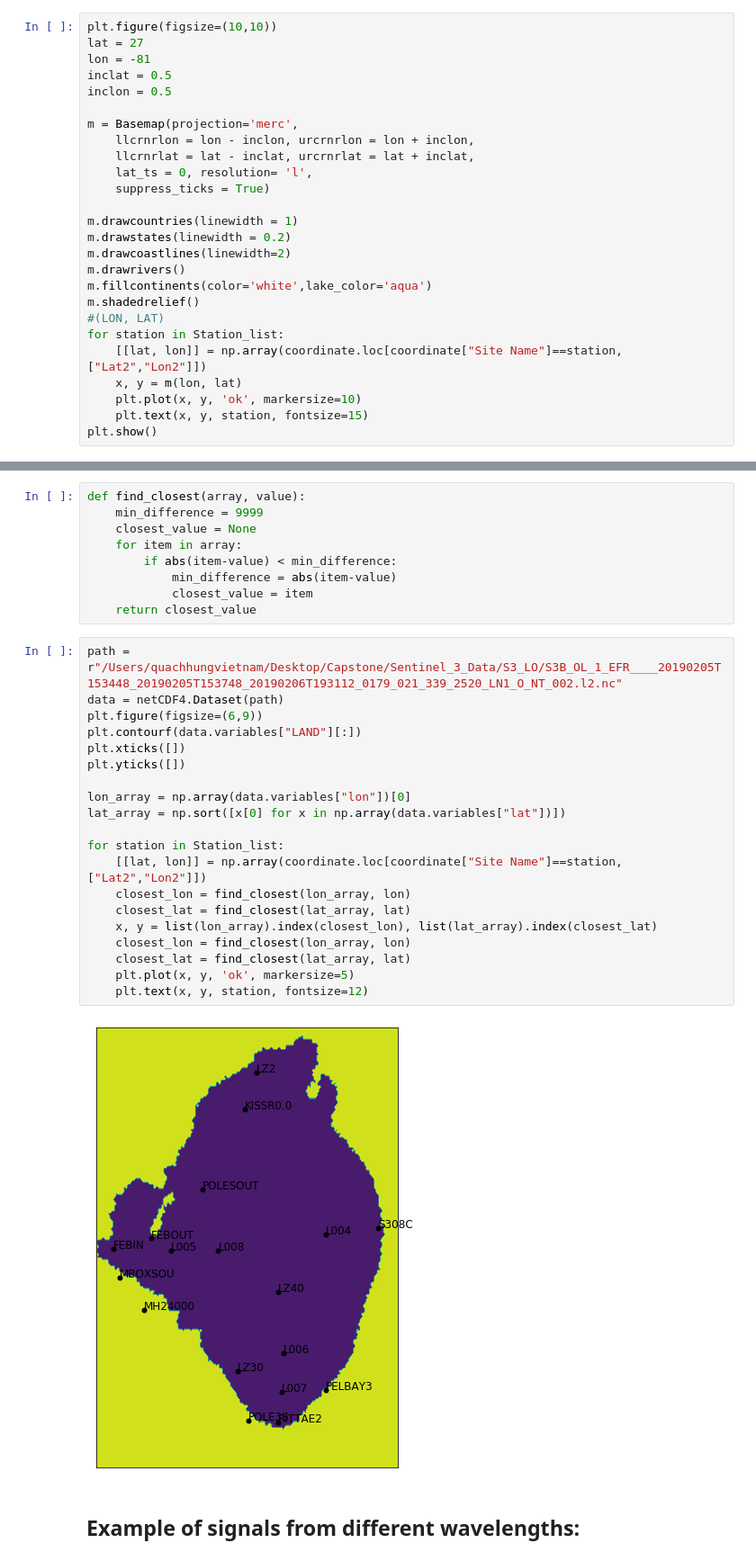
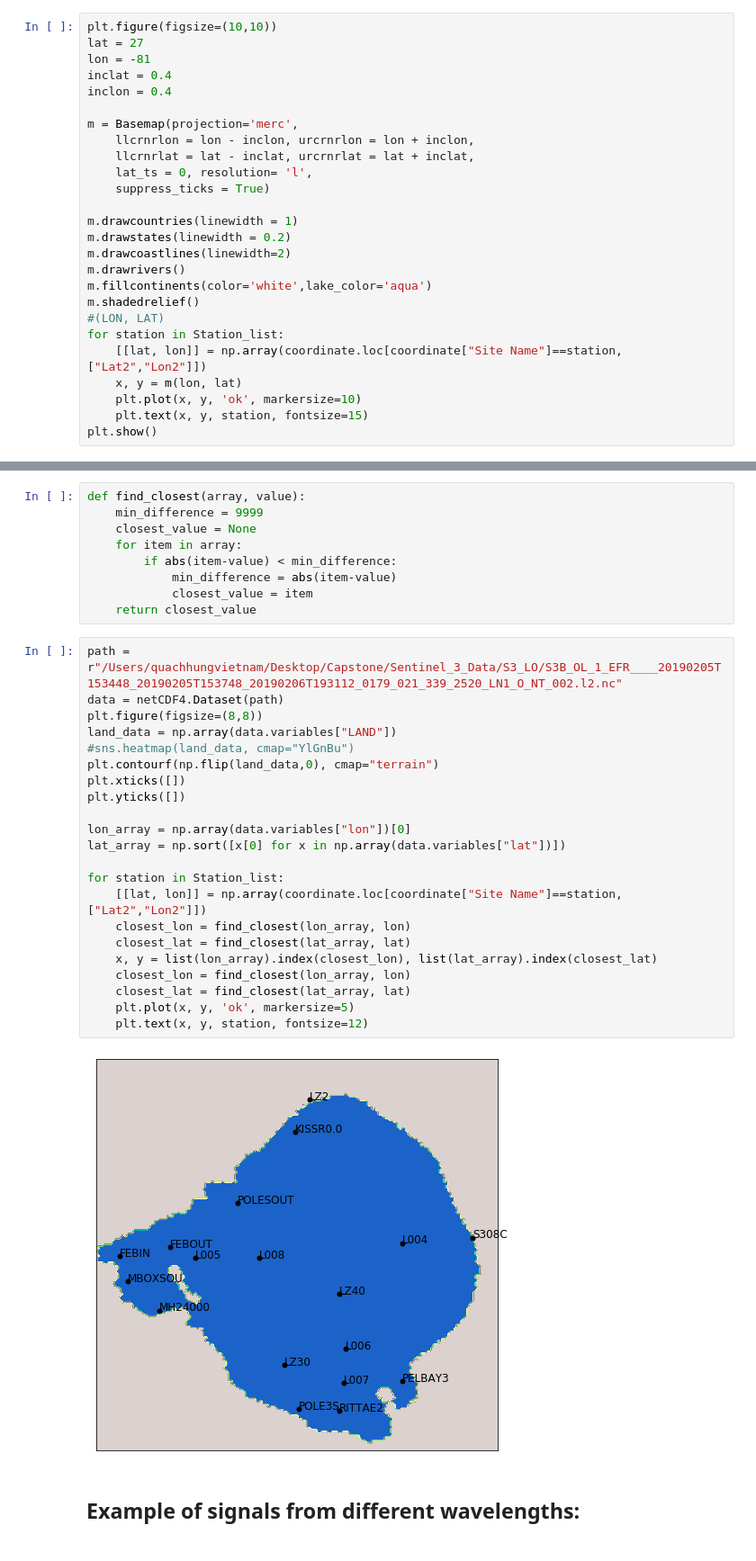
Before and after one commit to quachhungvietnam/HarmfulAlgalBloom, a Jupyter notebook: Capstone Code/Calibration curve 2.ipynb, the cells around one changed output, grey strips where cells are left out. Shown: that part at 90% size. Saved outputs shown, nothing was run; the diff lists cells and outputs as text.

```diff
--- a/Capstone Code/Calibration curve 2.ipynb
+++ b/Capstone Code/Calibration curve 2.ipynb
@@ -65,8 +66,8 @@ for file in files:
 plt.figure(figsize=(10,10))
 lat = 27
 lon = -81
-inclat = 0.5
-inclon = 0.5
+inclat = 0.4
+inclon = 0.4
 
 m = Basemap(projection='merc',
     llcrnrlon = lon - inclon, urcrnrlon = lon + inclon,
@@ -109,25 +110,27 @@ def find_closest(array, value):
 # %%
 path = r"/Users/quachhungvietnam/Desktop/Capstone/Sentinel_3_Data/S3_LO/S3B_OL_1_EFR____20190205T153448_20190205T153748_20190206T193112_0179_021_339_2520_LN1_O_NT_002.l2.nc"
 data = netCDF4.Dataset(path)
-plt.figure(figsize=(6,9))
-plt.contourf(data.variables["LAND"][:])
+plt.figure(figsize=(8,8))
+land_data = np.array(data.variables["LAND"])
+#sns.heatmap(land_data, cmap="YlGnBu")
+plt.contourf(np.flip(land_data,0), cmap="terrain")
 plt.xticks([])
 plt.yticks([])
 
 lon_array = np.array(data.variables["lon"])[0]
 lat_array = np.sort([x[0] for x in np.array(data.variables["lat"])])
 
 for station in Station_list:
     [[lat, lon]] = np.array(coordinate.loc[coordinate["Site Name"]==station, ["Lat2","Lon2"]])
     closest_lon = find_closest(lon_array, lon)
     closest_lat = find_closest(lat_array, lat)
     x, y = list(lon_array).index(closest_lon), list(lat_array).index(closest_lat)
     closest_lon = find_closest(lon_array, lon)
     closest_lat = find_closest(lat_array, lat)
     plt.plot(x, y, 'ok', markersize=5)
     plt.text(x, y, station, fontsize=12)
 # %% [output]
-[figure, old version]
+[figure, new version]
 # %% [markdown]
 ## Example of signals from different wavelengths:
 # %%
```
Also changed, not shown: parts of 28 cells of this notebook, 8 other files.
